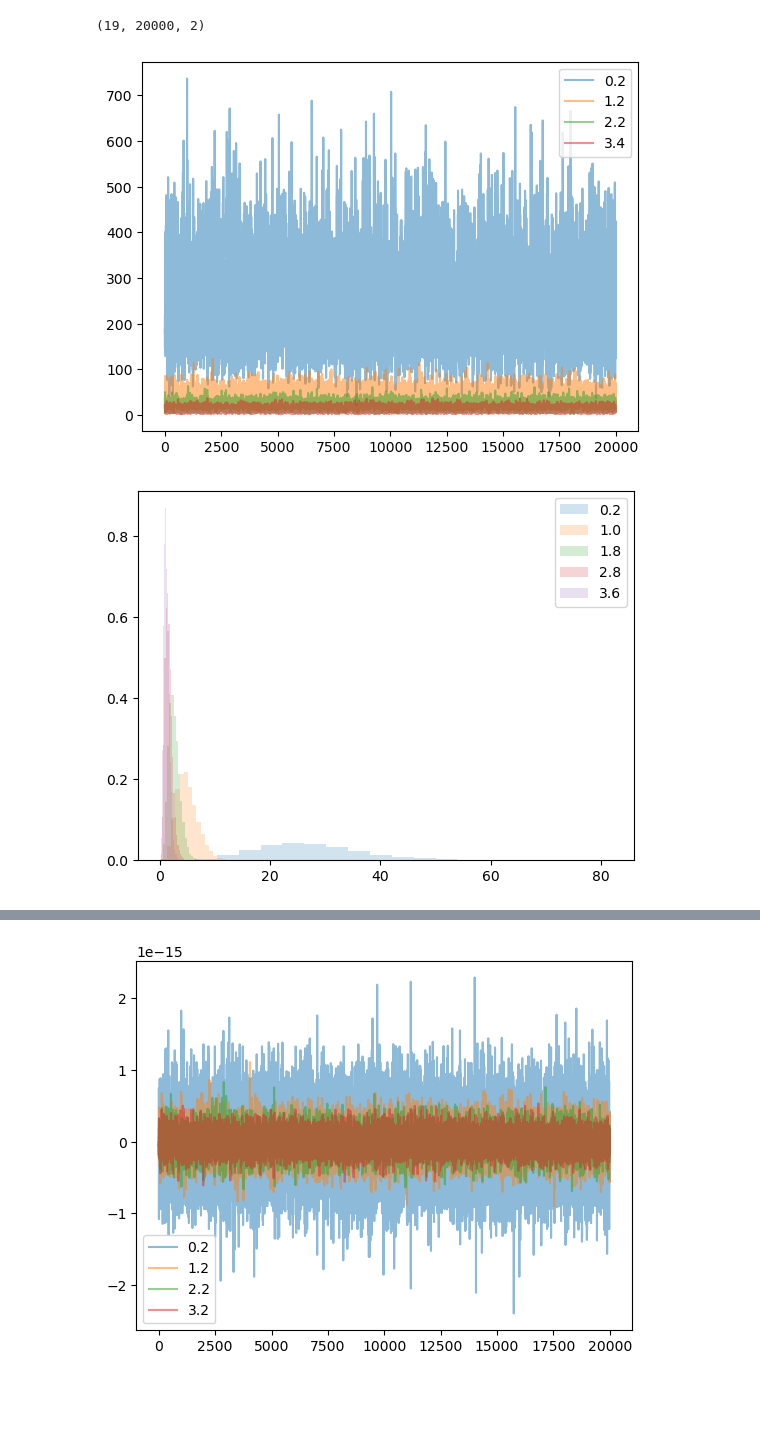
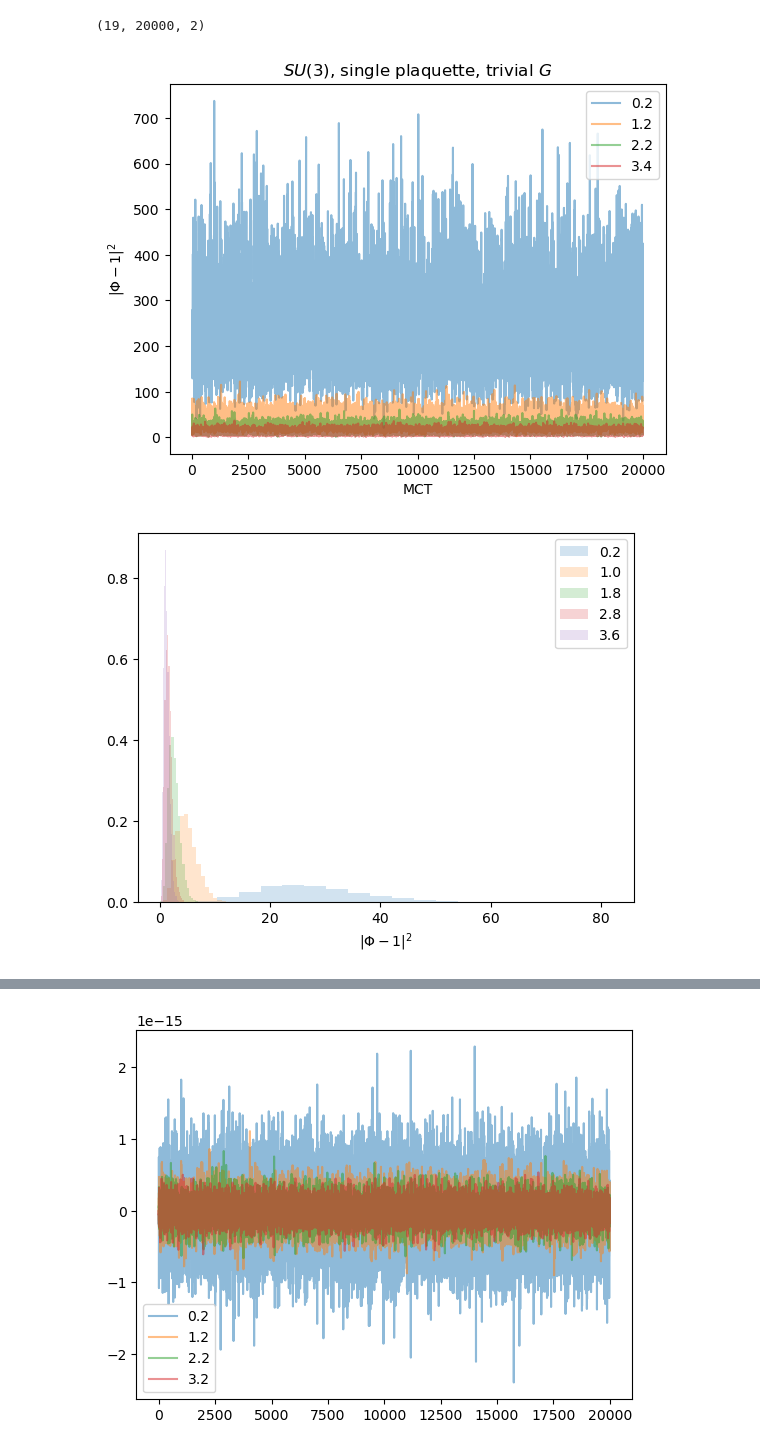
Before and after one commit to nobuyukimatsumoto68/gn, a Jupyter notebook: excursion.ipynb, the cells around one changed output, grey strips where cells are left out. Drawn from its saved outputs; the diff is of its cells as text; code cells hidden in the pictures; blank space fills up the shorter version.

```diff
--- a/excursion.ipynb
+++ b/excursion.ipynb
@@ -26,11 +26,15 @@ data.shape
 # %%
 for a in np.arange(0, data.shape[0], 5):
     plt.plot(data[a].T[1], alpha=0.5, label=str(data[a][0][0]))
 
-plt.legend()
+plt.xlabel("MCT")
+plt.ylabel("$\\vert \\Phi-1 \\vert^2$")
+plt.legend(loc="upper right")
+plt.title("$SU(3)$, single plaquette, trivial $G$")
+
 plt.show()
 # %% [output]
-[figure, old version]
+[figure, new version]
 # %%
 for a in np.arange(0, data.shape[0], 4):
     dat = data[a]
@@ -38,9 +42,12 @@ for a in np.arange(0, data.shape[0], 4):
              density=True,
              alpha=0.2, bins=20, label=str(data[a][0][0]))
 plt.legend()
+
+plt.xlabel("$\\vert \\Phi-1 \\vert^2$")
+
 plt.show()
 # %% [output]
-[figure, old version]
+[figure, new version]
 # %%
 filelist = sorted(glob.glob(basedir+"retrPhi*")[:-1])
 # %%
```
Also changed, not shown: parts of 2 cells of this notebook, 13 other files.
